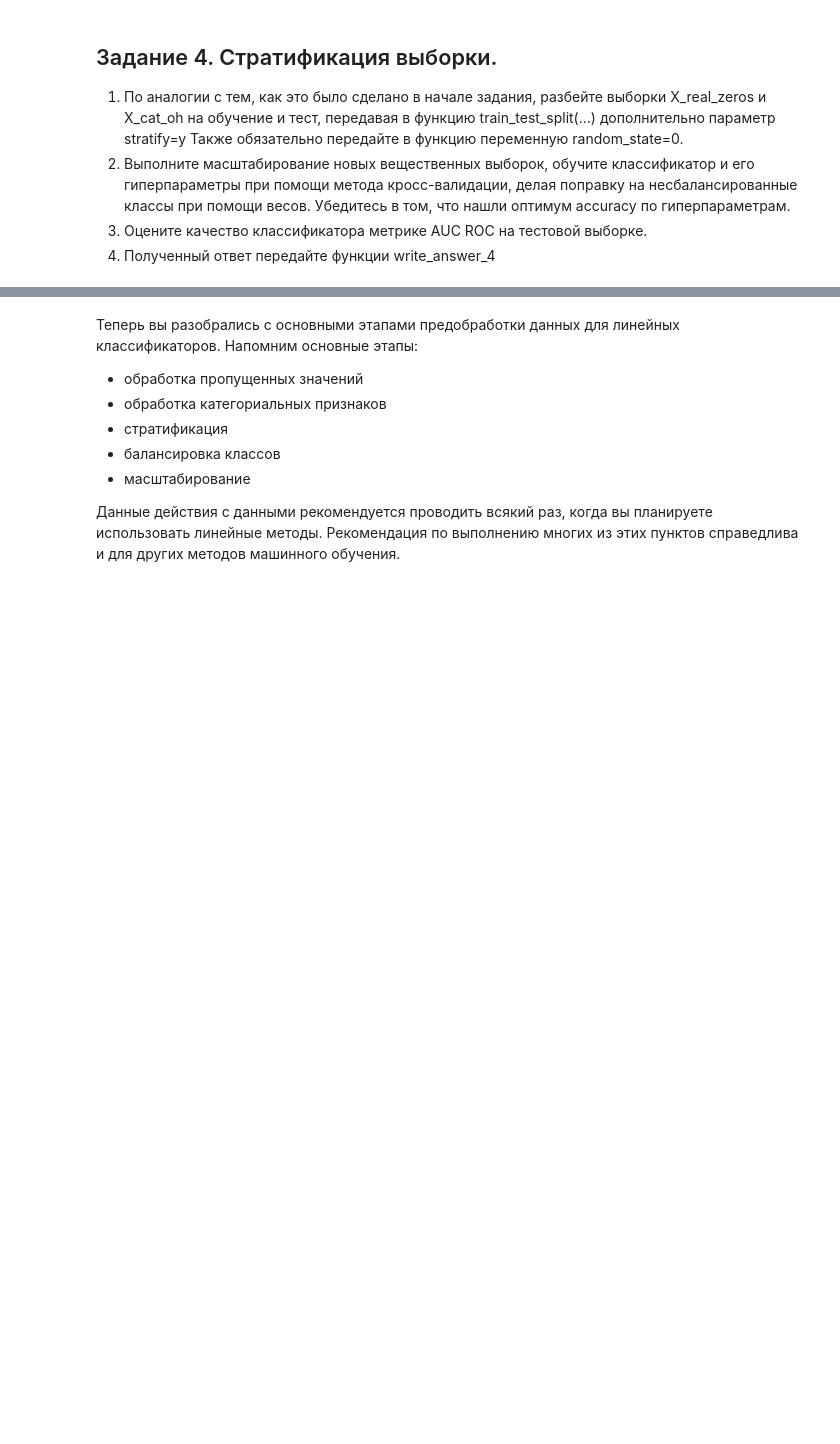
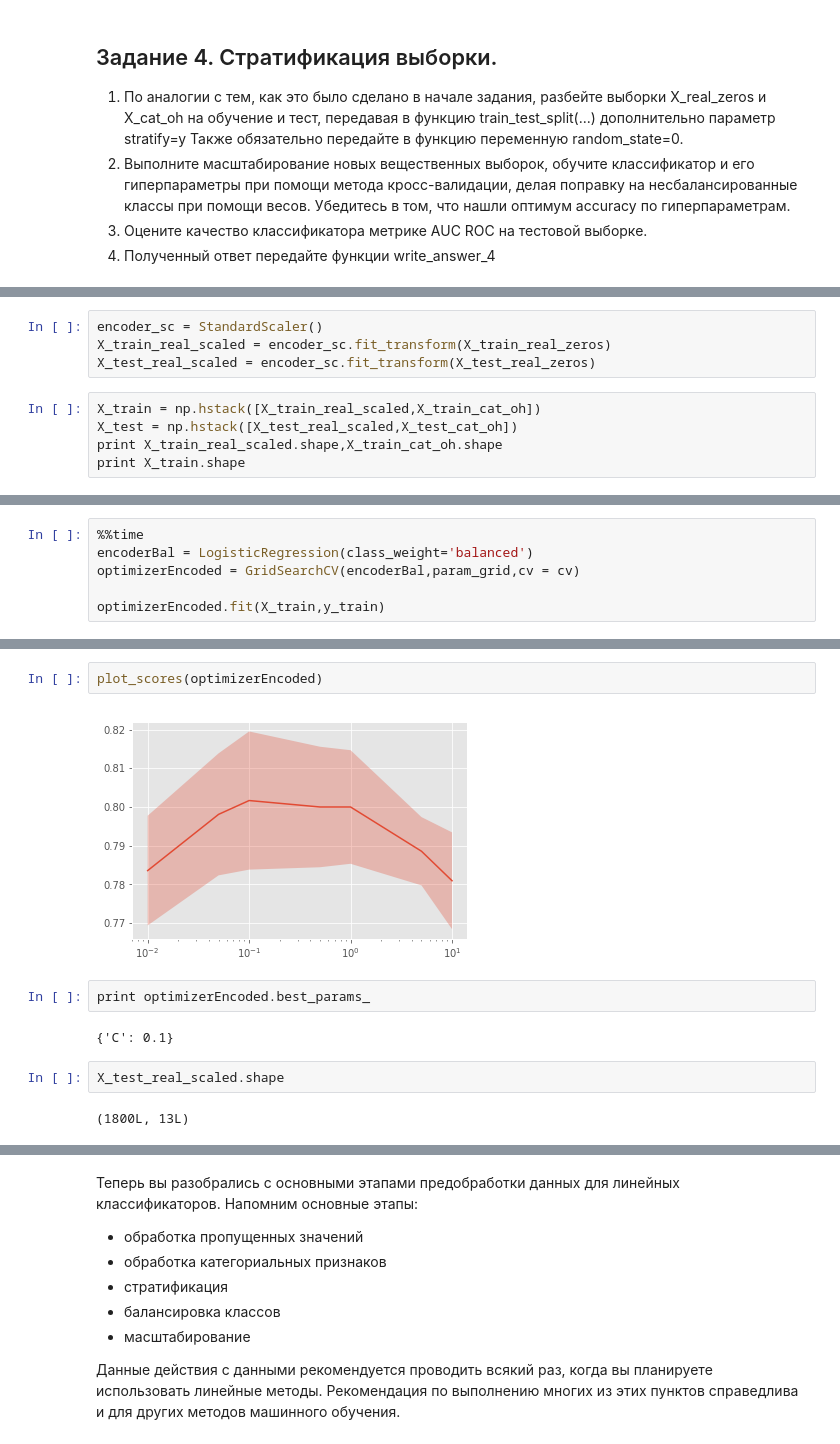
Before and after one commit to qweasd7924/MIPT-machine-learning, a Jupyter notebook: c2/HW/5 data preparation and logistic regression/Preprocessing_LR.ipynb, the cells around one changed output, grey strips where cells are left out. Cells and saved outputs as stored; diff of their text form; blank space fills up the shorter version.

```diff
--- a/c2/HW/5 data preparation and logistic regression/Preprocessing_LR.ipynb
+++ b/c2/HW/5 data preparation and logistic regression/Preprocessing_LR.ipynb
@@ -611,0 +619,9 @@ def write_answer_4(auc):
+# %%
+encoder_sc = StandardScaler()
+X_train_real_scaled = encoder_sc.fit_transform(X_train_real_zeros)
+X_test_real_scaled = encoder_sc.fit_transform(X_test_real_zeros)
+# %%
+X_train = np.hstack([X_train_real_scaled,X_train_cat_oh])
+X_test = np.hstack([X_test_real_scaled,X_test_cat_oh])
+print X_train_real_scaled.shape,X_train_cat_oh.shape
+print X_train.shape
@@ -611,0 +631,6 @@ def write_answer_4(auc):
+# %%
+%%time
+encoderBal = LogisticRegression(class_weight='balanced')
+optimizerEncoded = GridSearchCV(encoderBal,param_grid,cv = cv)
+
+optimizerEncoded.fit(X_train,y_train)
@@ -611,0 +639,12 @@ def write_answer_4(auc):
+# %%
+plot_scores(optimizerEncoded)
+# %% [output]
+[figure, added]
+# %%
+print optimizerEncoded.best_params_
+# %% [output]
+{'C': 0.1}
+# %%
+X_test_real_scaled.shape
+# %% [output]
+(1800L, 13L)
```
Also changed, not shown: parts of 21 cells of this notebook, 7 other files.
